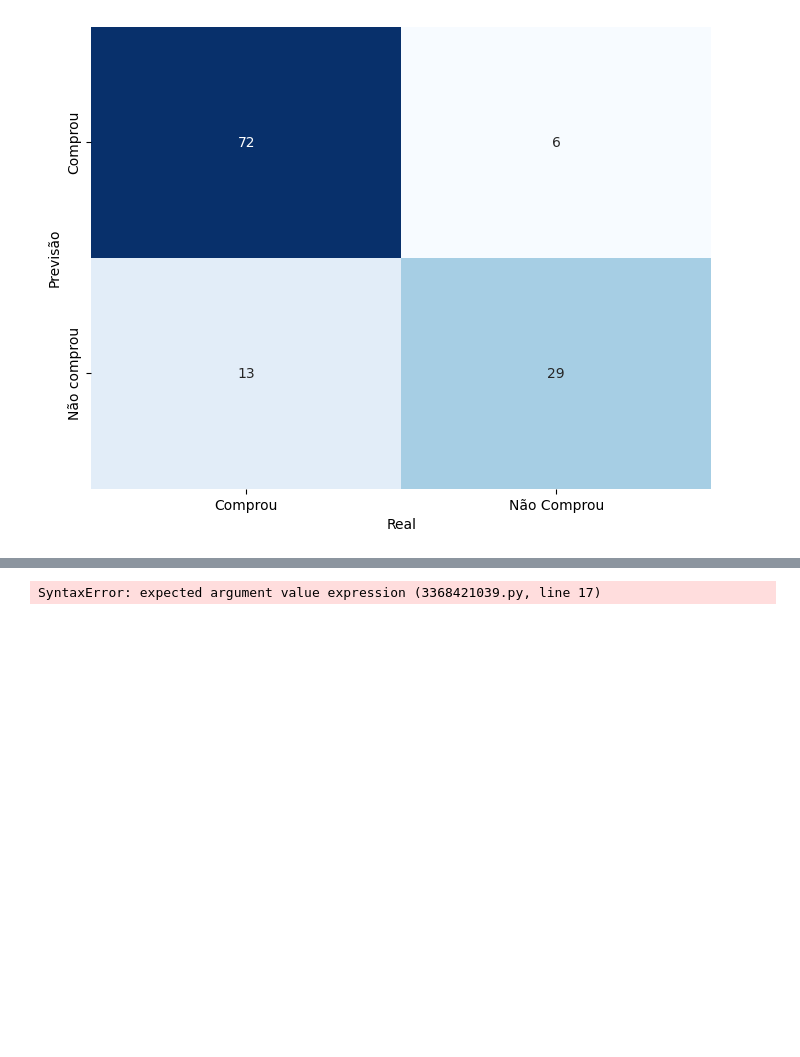
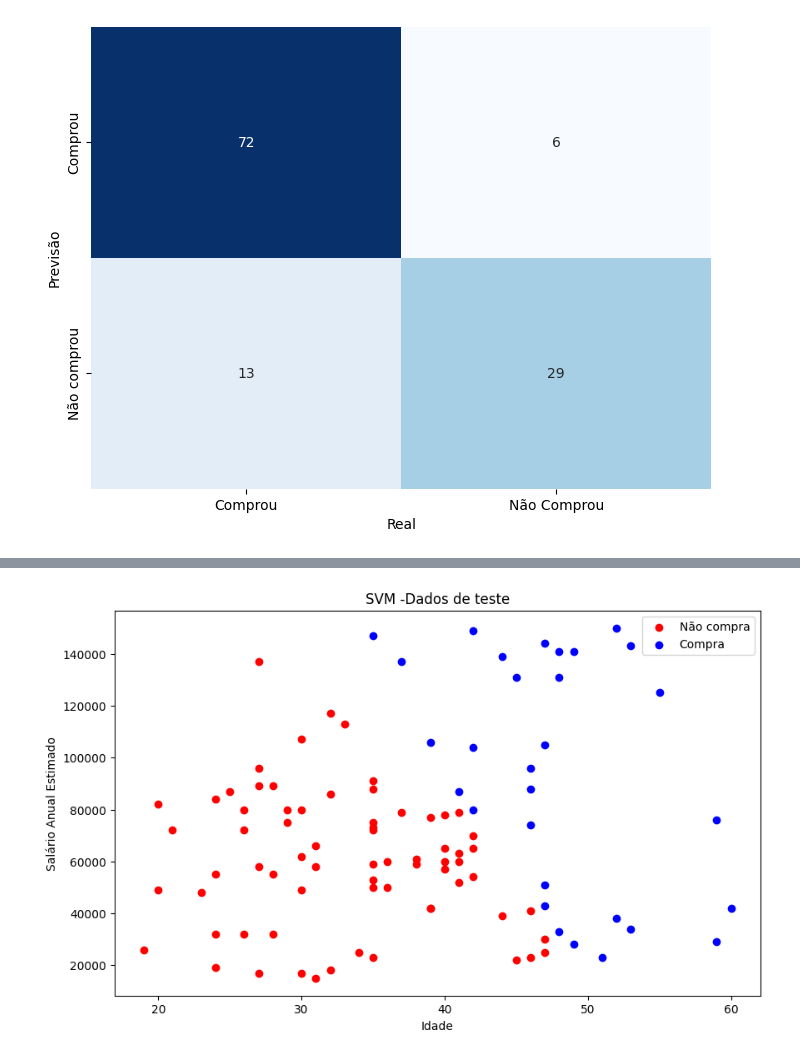
Before and after one commit to LANDOSOUZA/inteligencia_artificial_2025, a Jupyter notebook: aula_9/codigo.ipynb, the cells around one changed output, grey strips where cells are left out. Drawn from its saved outputs; the diff is of its cells as text; code cells hidden in the pictures; blank space fills up the shorter version.

```diff
--- a/aula_9/codigo.ipynb
+++ b/aula_9/codigo.ipynb
@@ -187,20 +245,28 @@ TypeError: arange() requires stop to be specified.
 # %%
-# aplicação da transformação nos dados
-x = df.iloc[:,[2,3]].values
+# Aplicando a transformação nos dados
+X = df.iloc[:,[2,3]].values
 y = df.iloc[:,-1].values
-# divisão da base de dados
-x_treino,x_teste,y_treino,y_teste=train_test_split(x,y,test_size=0.25,random_state=3)
-#Padronização dos dados
-sc = StandardScaler()
-x_treino=sc.fit_transform(x_treino)
-x_teste=sc.fit_transform(x_teste)
-algoritmo=SVC(kernel='linear',random_state=3)
-algoritmo.fit(x_treino,y_treino)
-#previsão dos resultados
-algoritmo.predict(x_teste)
-# inversão dos dados para teste
-x_teste_inverse = sc.inverse_transform(x_teste)
-#Visualização dos resultados dos dados de teste
-plt.figure(figsize=)
+# Divide a base de dados
+X_treino,X_teste,y_treino,y_teste=train_test_split(X,y,test_size=0.25,random_state=3)
+# Padronização dos dados
+sc =StandardScaler()
+X_treino=sc.fit_transform(X_treino)
+X_teste= sc.fit_transform(X_teste)
+algoritmo = SVC(kernel='linear',random_state=3)
+algoritmo.fit(X_treino,y_treino)
+#Previsão dos resultados
+y_prev=algoritmo.predict(X_teste)
+# Inversão dos dados para teste
+X_teste_inverse = sc.inverse_transform(X_teste)
+# Visualização dos resultados dos dados de teste
+plt.figure(figsize=(10,6))
+# Pontos para as duas classes
+plt.scatter(X_teste_inverse[y_prev==0,0],X_teste_inverse[y_prev==0,1],c='red',label='Não compra')
+plt.scatter(X_teste_inverse[y_prev==1,0],X_teste_inverse[y_prev==1,1],c='blue',label='Compra')
+plt.title('SVM -Dados de teste')
+plt.xlabel('Idade')
+plt.ylabel('Salário Anual Estimado')
+plt.legend()
+plt.show()
 # %% [output]
-SyntaxError: expected argument value expression (3368421039.py, line 17)
+[figure, added]
```
Also changed, not shown: parts of 4 cells of this notebook, 2 other files.
